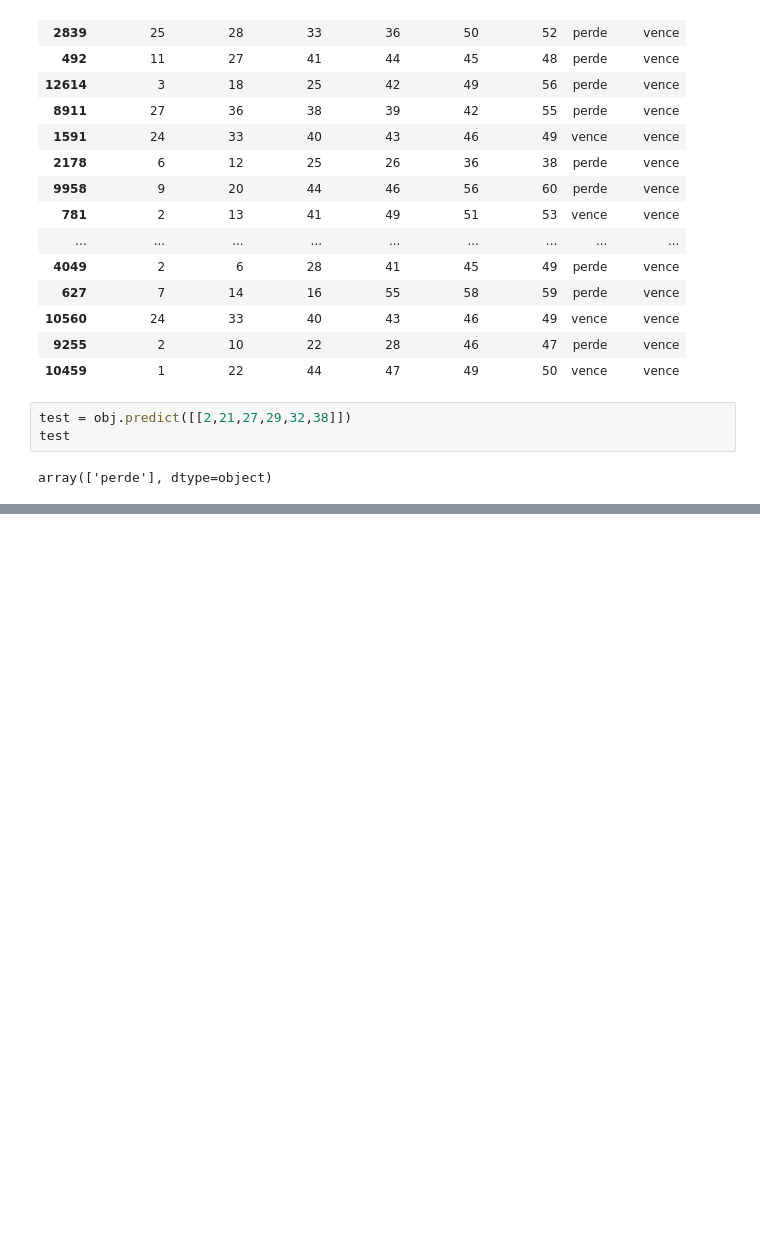
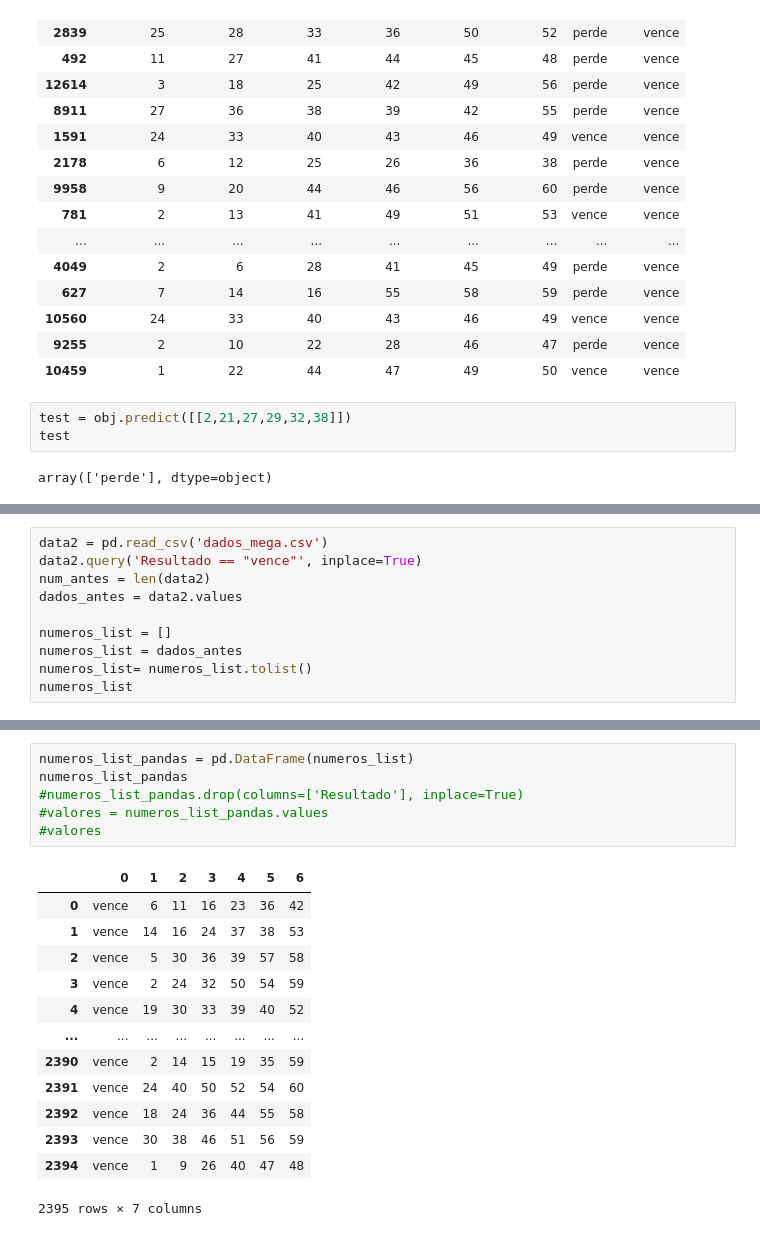
Before and after one commit to joaopedro-r/pegar-jogos-megaSena, a Jupyter notebook: mega_IA.ipynb, the cells around one changed output, grey strips where cells are left out. Saved outputs shown, nothing was run; the diff lists cells and outputs as text; blank space fills up the shorter version.

```diff
--- a/mega_IA.ipynb
+++ b/mega_IA.ipynb
@@ -294,0 +351,10 @@ num
+# %%
+data2 = pd.read_csv('dados_mega.csv')
+data2.query('Resultado == "vence"', inplace=True)
+num_antes = len(data2)
+dados_antes = data2.values
+
+numeros_list = []
+numeros_list = dados_antes
+numeros_list= numeros_list.tolist()
+numeros_list
@@ -294,0 +379,20 @@ num
+# %%
+numeros_list_pandas = pd.DataFrame(numeros_list)
+numeros_list_pandas
+#numeros_list_pandas.drop(columns=['Resultado'], inplace=True)
+#valores = numeros_list_pandas.values
+#valores
+# %% [output]
+|  | 0 | 1 | 2 | 3 | 4 | 5 | 6 |
+| 0 | vence | 6 | 11 | 16 | 23 | 36 | 42 |
+| 1 | vence | 14 | 16 | 24 | 37 | 38 | 53 |
+| 2 | vence | 5 | 30 | 36 | 39 | 57 | 58 |
+| 3 | vence | 2 | 24 | 32 | 50 | 54 | 59 |
+| 4 | vence | 19 | 30 | 33 | 39 | 40 | 52 |
+| ... | ... | ... | ... | ... | ... | ... | ... |
+| 2390 | vence | 2 | 14 | 15 | 19 | 35 | 59 |
+| 2391 | vence | 24 | 40 | 50 | 52 | 54 | 60 |
+| 2392 | vence | 18 | 24 | 36 | 44 | 55 | 58 |
+| 2393 | vence | 30 | 38 | 46 | 51 | 56 | 59 |
+| 2394 | vence | 1 | 9 | 26 | 40 | 47 | 48 |
+2395 rows × 7 columns
```
Also changed, not shown: parts of 14 cells of this notebook, 5 other files.
